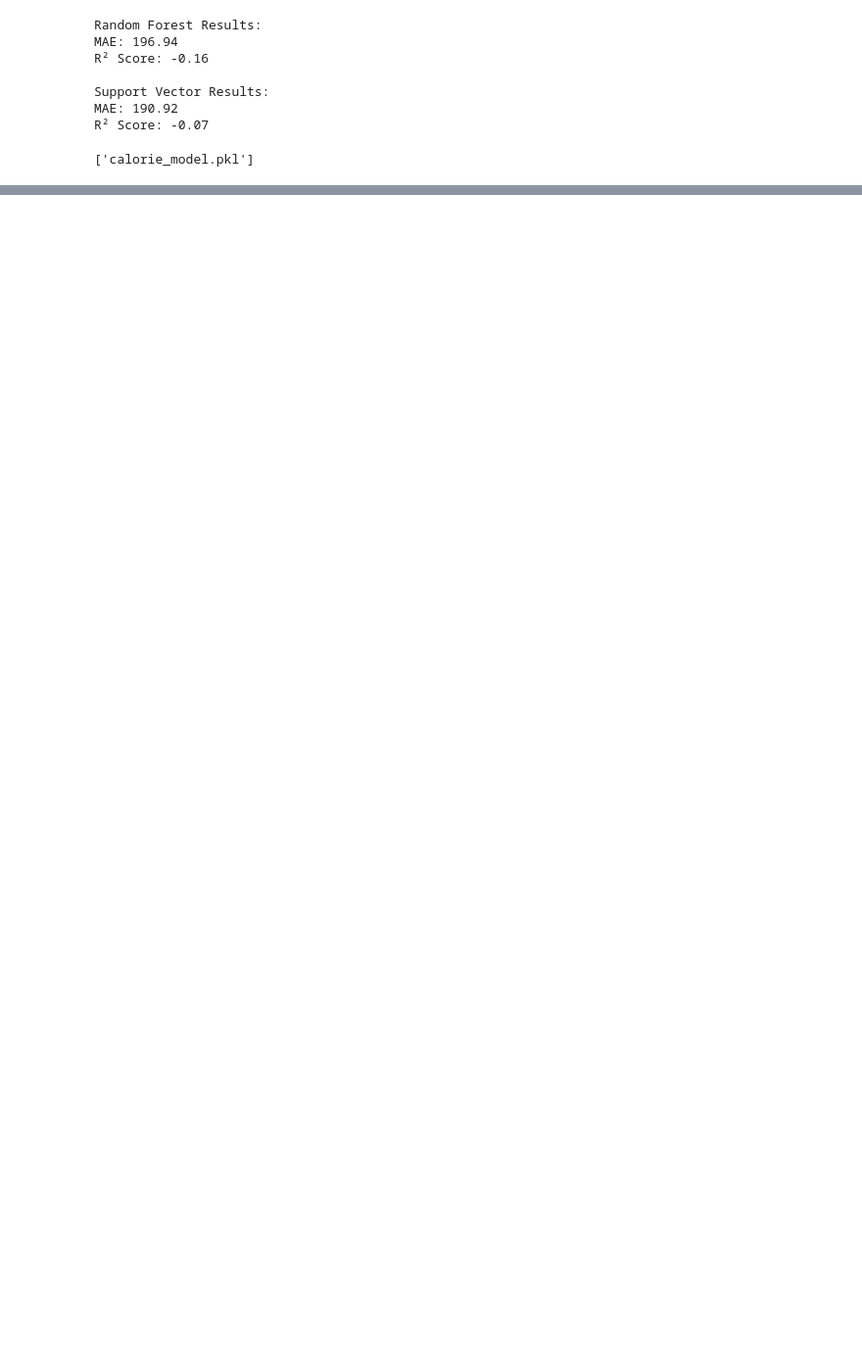
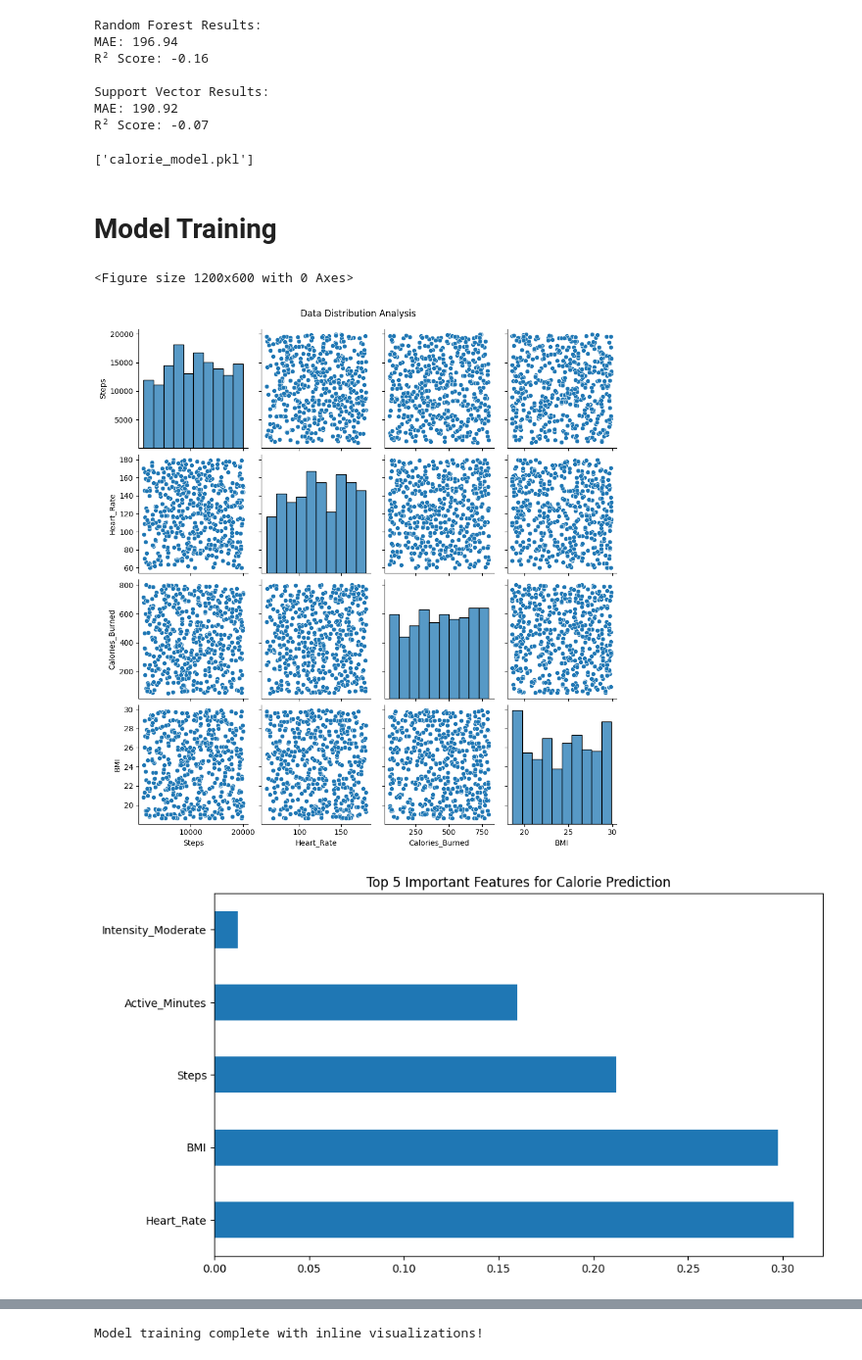
Before and after one commit to Techbarsha/fitness-tracker, a Jupyter notebook: model_training.ipynb, the cells around one changed output, grey strips where cells are left out. Shown: that part at 98% size. Saved outputs shown, nothing was run; the diff lists cells and outputs as text; code cells hidden in the pictures; blank space fills up the shorter version.

```diff
--- a/model_training.ipynb
+++ b/model_training.ipynb
@@ -113,3 +113,63 @@ Support Vector Results:
 MAE: 190.92
 R² Score: -0.07
 ['calorie_model.pkl']
+# %% [markdown]
+# Model Training
+# %%
+# Step 4: Model Training with Visualizations
+import pandas as pd
+import numpy as np
+import matplotlib.pyplot as plt
+import seaborn as sns
+from sklearn.model_selection import train_test_split
+from sklearn.ensemble import RandomForestRegressor
+from sklearn.metrics import mean_absolute_error, r2_score
+import joblib
+
+# Load and preprocess data
+df = pd.read_csv('/content/fitness_tracker.csv')
+df = df.drop('User_ID', axis=1)
+
+# Visualize data distribution before training
+plt.figure(figsize=(12, 6))
+sns.pairplot(df[['Steps', 'Heart_Rate', 'Calories_Burned', 'BMI']])
+plt.suptitle('Data Distribution Analysis', y=1.02)
+plt.show()
+
+# One-hot encode workout intensity
+df = pd.get_dummies(df, columns=['Workout_Intensity'], prefix='Intensity')
+
+# Prepare data
+X = df.drop('Calories_Burned', axis=1)
+y = df['Calories_Burned']
+X_train, X_test, y_train, y_test = train_test_split(X, y, test_size=0.2, random_state=42)
+
+# Train model
+rf = RandomForestRegressor(n_estimators=100, random_state=42)
+rf.fit(X_train, y_train)
+
+# Feature Importance Visualization
+plt.figure(figsize=(10, 6))
+feature_imp = pd.Series(rf.feature_importances_, index=X.columns)
+feature_imp.nlargest(5).plot(kind='barh')
+plt.title('Top 5 Important Features for Calorie Prediction')
+plt.show()
+
+# Prediction Analysis
+predictions = rf.predict(X_test)
+
+# Residual Plot
+plt.figure(figsize=(10, 6))
+sns.residplot(x=predictions, y=y_test, lowess=True, line_kws={'color': 'red'})
+plt.title('Residual Analysis')
+plt.xlabel('Predicted Values')
+plt.ylabel('Residuals')
+plt.show()
+
+# Save model
+joblib.dump(rf, 'calorie_model.pkl')
+print("Model training complete with inline visualizations!")
+# %% [output]
+<Figure size 1200x600 with 0 Axes>
+[figure, added]
+[figure, added]
@@ -115,0 +177 @@ R² Score: -0.07
+Model training complete with inline visualizations!
```
Also changed, not shown: parts of 4 cells of this notebook.
